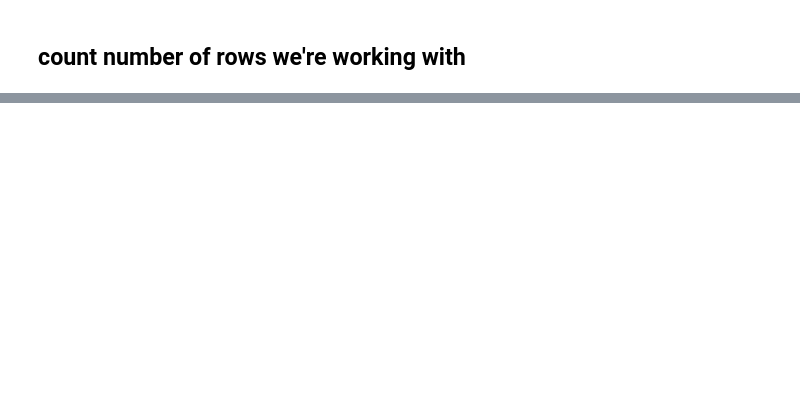
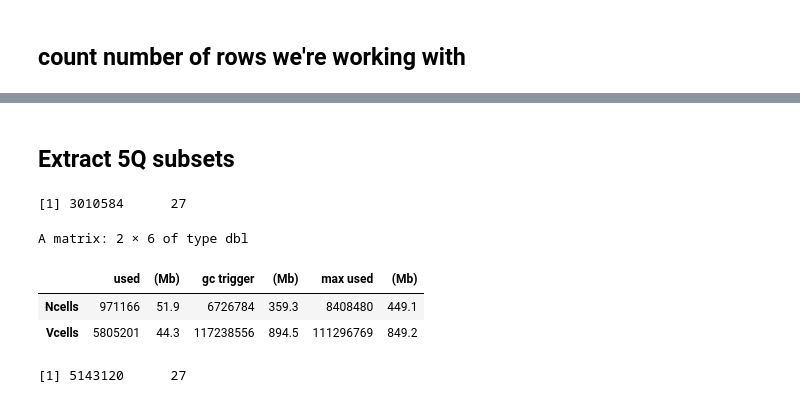
Before and after one commit to liouviaglou/Domains, a Jupyter notebook: scripts/phaseII_06_fallbacksupp/03_get_expiry_data_QA_2.ipynb, the cells around one changed output, grey strips where cells are left out. Saved outputs shown, nothing was run; the diff lists cells and outputs as text; code cells hidden in the pictures; blank space fills up the shorter version.

```diff
--- a/scripts/phaseII_06_fallbacksupp/03_get_expiry_data_QA_2.ipynb
+++ b/scripts/phaseII_06_fallbacksupp/03_get_expiry_data_QA_2.ipynb
@@ -146,5 +76,31 @@ expiry_data$autorenew_type[!(expiry_data$renew_mbg == 0)]<-"unrealized"
+# %% [markdown]
+## Extract 5Q subsets
 # %%
-saveRDS(expiry_data,"../../data/output/expiry_data")
+sql <- paste("SELECT * FROM `radix2020.expiry.expiry_20180101_20201015_20201020`
+                WHERE expiry_date <= '2019-03-31' ")
+
+expiry_20180101_20190331 <- bq_table_download(bq_project_query("radix2020", sql))
+saveRDS(expiry_20180101_20190331,"../../data/output/expiry_20180101_20190331")
 system("gsutil cp /home/jupyter/local/Domains_202003/data/output/* gs://data_outputt/output/")
-
-# expiry_data <- readRDS(file.path('../../data/output/',"expiry_data"))
+# %%
+dim(expiry_20180101_20190331)
+# %% [output]
+[1] 3010584      27
+# %%
+rm(expiry_20180101_20190331)
+gc()
+# %% [output]
+A matrix: 2 × 6 of type dbl
+|  | used | (Mb) | gc trigger | (Mb) | max used | (Mb) |
+| Ncells | 971166 | 51.9 | 6726784 | 359.3 | 8408480 | 449.1 |
+| Vcells | 5805201 | 44.3 | 117238556 | 894.5 | 111296769 | 849.2 |
+# %%
+sql <- paste("SELECT * FROM `radix2020.expiry.expiry_20180101_20201015_20201020`
+                WHERE expiry_date >= '2019-04-01' AND expiry_date <= '2020-06-30' ")
+
+expiry_20190401_20200630 <- bq_table_download(bq_project_query("radix2020", sql))
+saveRDS(expiry_20190401_20200630,"../../data/output/expiry_20190401_20200630")
+system("gsutil cp /home/jupyter/local/Domains_202003/data/output/* gs://data_outputt/output/")
+dim(expiry_20190401_20200630)
+# %% [output]
+[1] 5143120      27
```
Also changed, not shown: parts of 27 cells of this notebook, 6 other files.
